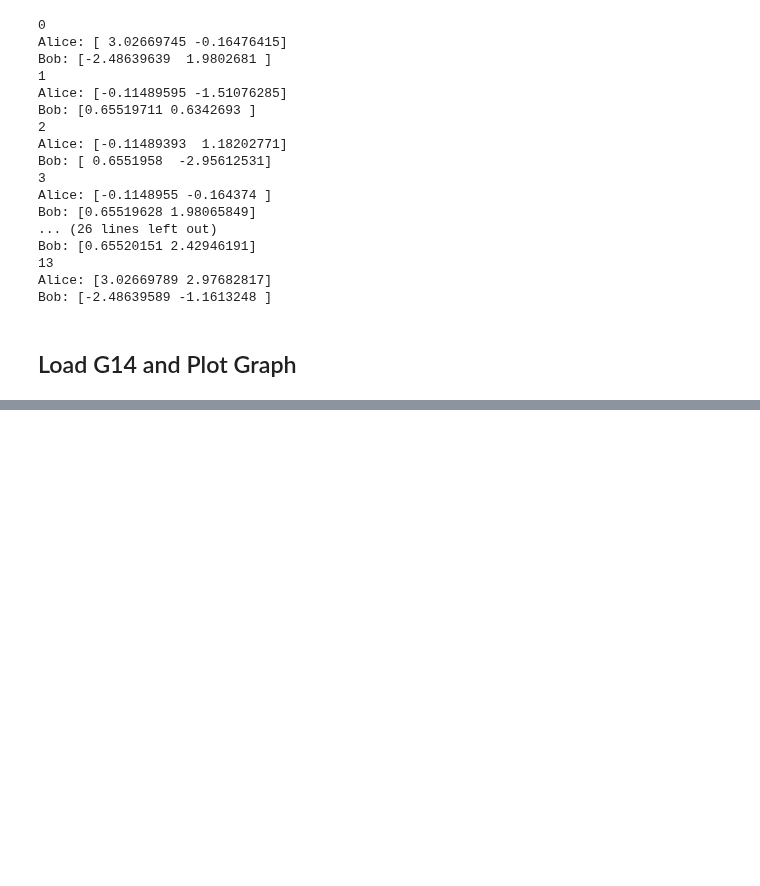
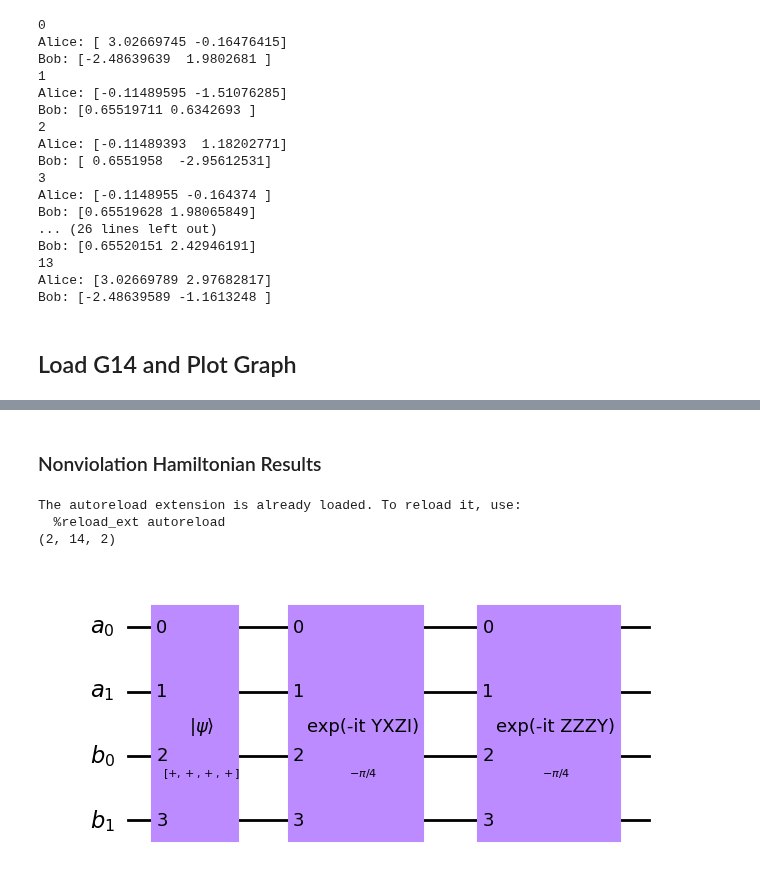
Before and after one commit to jfurches/nonlocalgames, a Jupyter notebook: g14.ipynb, the cells around one changed output, grey strips where cells are left out. Cells and saved outputs as stored; diff of their text form; code cells hidden in the pictures; blank space fills up the shorter version.

Commit message:
Do constrained nonviolation hamiltonian

```diff
--- a/g14.ipynb
+++ b/g14.ipynb
@@ -661,0 +628,48 @@ The autoreload extension is already loaded. To reload it, use:
+# %% [markdown]
+### Nonviolation Hamiltonian Results
+# %%
+%load_ext autoreload
+%autoreload 2
+
+import json
+import numpy as np
+
+# Qiskit has deprecated code inside of it
+import warnings
+with warnings.catch_warnings():
+    warnings.filterwarnings(action='ignore', category=DeprecationWarning)
+    from qiskit_aer import AerSimulator
+
+    from nonlocalgames.hamiltonians import G14
+    from nonlocalgames.circuit import NLGCircuit, load_adapt_ansatz
+
+def load_g14_circuit(path: str):
+    with open(path, 'r', encoding='utf-8') as f:
+        data = json.load(f)
+
+    qubits = 2
+    players = 2
+    qc = load_adapt_ansatz(
+        data['state'],
+        '++++',
+        [qubits] * players,
+        adapt_order=False)
+
+    # Don't need to transform phi since qinfo's Ry gate follows the qiskit convention
+    phi = np.array(data['phi'])
+
+    return qc, phi
+
+# Load best circuit
+shared_state, phi = load_g14_circuit('data/g14_constrained/g14_state.json')
+
+# Stack parameter vector
+phi = np.array([phi, phi])
+phi = np.squeeze(phi)
+print(phi.shape)
+shared_state.draw('mpl')
+# %% [output]
+The autoreload extension is already loaded. To reload it, use:
+  %reload_ext autoreload
+(2, 14, 2)
+[figure, added]
```
Also changed, not shown: parts of 7 cells of this notebook, 6 other files.
